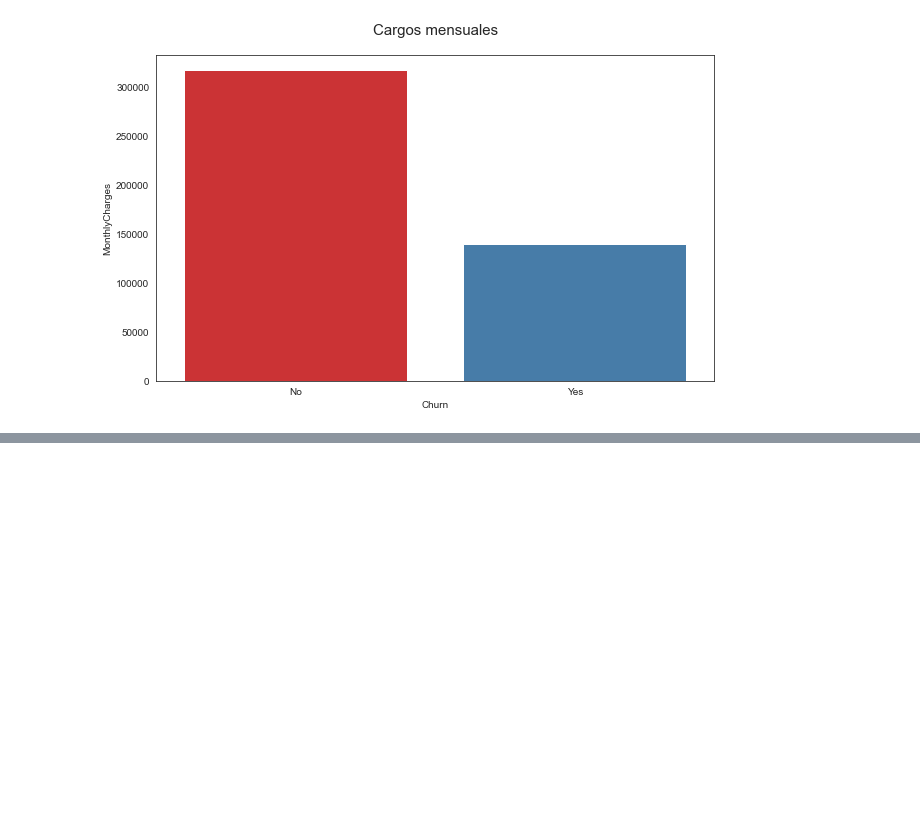
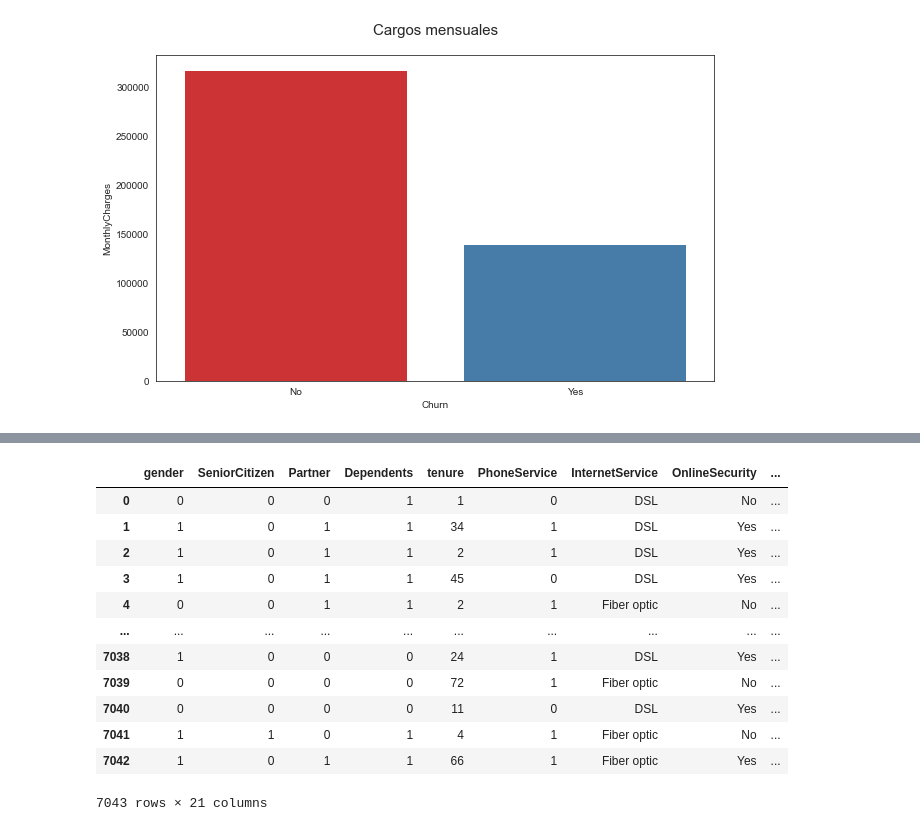
Before and after one commit to Martino94/Coding_Dojo, a Jupyter notebook: Modelo_churn/ProyectoII.ipynb, the cells around one changed output, grey strips where cells are left out. Drawn from its saved outputs; the diff is of its cells as text; code cells hidden in the pictures; blank space fills up the shorter version.

```diff
--- a/Modelo_churn/ProyectoII.ipynb
+++ b/Modelo_churn/ProyectoII.ipynb
@@ -176,0 +207,2 @@ p1.set_yticklabels('{:,.0f}'.format(x) for x in p1.get_yticks())
+# %%
+X = X.drop(['customerID', 'Churn'], axis = 1)
@@ -176,0 +222,3 @@ p1.set_yticklabels('{:,.0f}'.format(x) for x in p1.get_yticks())
+# %%
+X['Partner'] = pd.get_dummies(X['Partner'])
+X.head()
@@ -176,0 +236,3 @@ p1.set_yticklabels('{:,.0f}'.format(x) for x in p1.get_yticks())
+# %%
+X['Dependents'] = pd.get_dummies(X['Dependents'])
+X.head()
@@ -176,0 +281,4 @@ p1.set_yticklabels('{:,.0f}'.format(x) for x in p1.get_yticks())
+# %%
+gen_onehot_features = pd.get_dummies(X['MultipleLines'])
+gen_onehot_features.columns = ['No phone service', 'No', 'Yes']
+X = pd.concat([X, gen_onehot_features], axis=1)
@@ -176,0 +295,16 @@ p1.set_yticklabels('{:,.0f}'.format(x) for x in p1.get_yticks())
+# %%
+X.drop(columns=['MultipleLines'])
+# %% [output]
+|  | gender | SeniorCitizen | Partner | Dependents | tenure | PhoneService | InternetService | OnlineSecurity | ... |
+| 0 | 0 | 0 | 0 | 1 | 1 | 0 | DSL | No | ... |
+| 1 | 1 | 0 | 1 | 1 | 34 | 1 | DSL | Yes | ... |
+| 2 | 1 | 0 | 1 | 1 | 2 | 1 | DSL | Yes | ... |
+| 3 | 1 | 0 | 1 | 1 | 45 | 0 | DSL | Yes | ... |
+| 4 | 0 | 0 | 1 | 1 | 2 | 1 | Fiber optic | No | ... |
+| ... | ... | ... | ... | ... | ... | ... | ... | ... | ... |
+| 7038 | 1 | 0 | 0 | 0 | 24 | 1 | DSL | Yes | ... |
+| 7039 | 0 | 0 | 0 | 0 | 72 | 1 | Fiber optic | No | ... |
+| 7040 | 0 | 0 | 0 | 0 | 11 | 0 | DSL | Yes | ... |
+| 7041 | 1 | 1 | 0 | 1 | 4 | 1 | Fiber optic | No | ... |
+| 7042 | 1 | 0 | 1 | 1 | 66 | 1 | Fiber optic | Yes | ... |
+7043 rows × 21 columns
```
Also changed, not shown: parts of 69 cells of this notebook.
